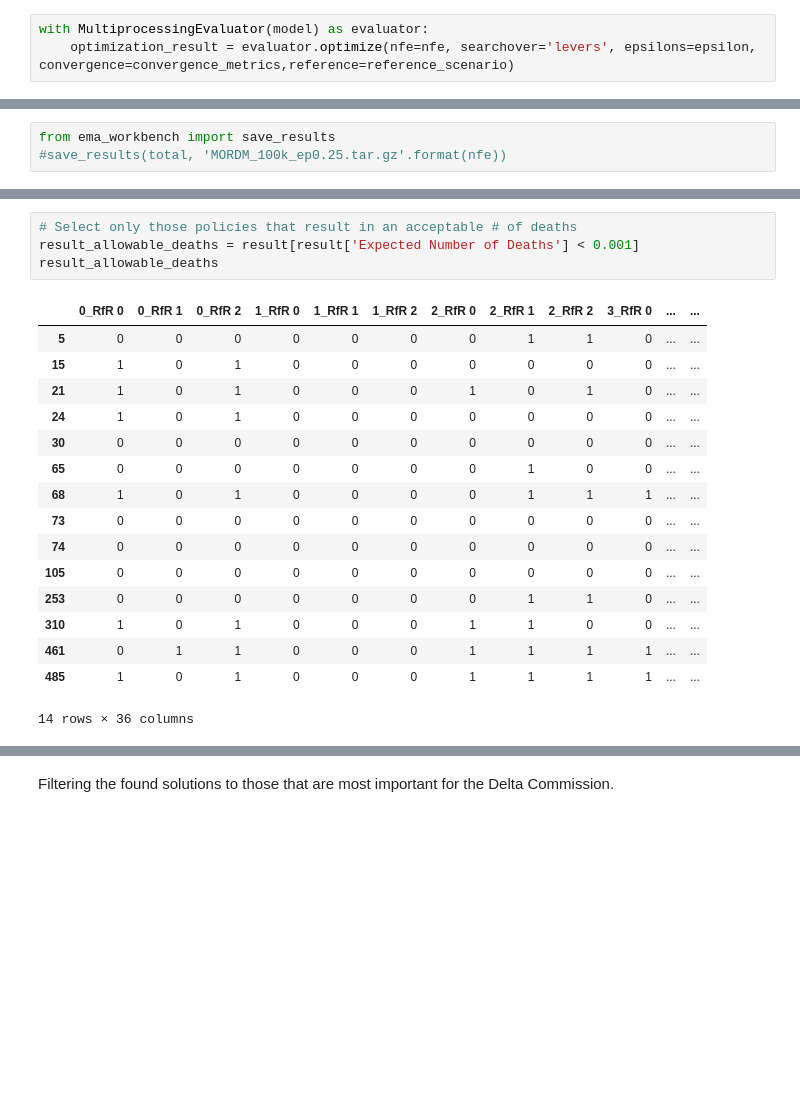
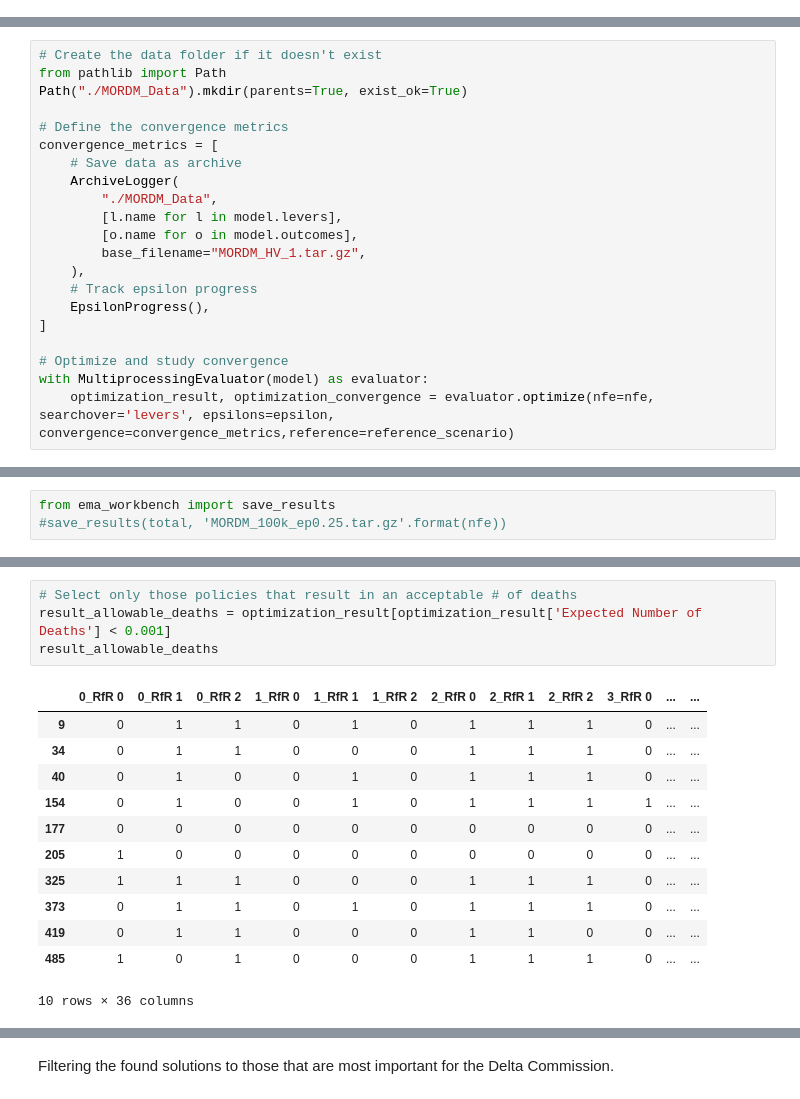
Before and after one commit to Q-Quan/MBDMGroup22, a Jupyter notebook: final assignment/MORDM_Try3b.ipynb, the cells around one changed output, grey strips where cells are left out. Saved outputs shown, nothing was run; the diff lists cells and outputs as text; blank space fills up the shorter version.

```diff
--- a/final assignment/MORDM_Try3b.ipynb
+++ b/final assignment/MORDM_Try3b.ipynb
@@ -43,3 +48,0 @@ epsilon = [0.5,0.5,0.5,0.01,0.01]
-# %%
-with MultiprocessingEvaluator(model) as evaluator:
-    optimization_result = evaluator.optimize(nfe=nfe, searchover='levers', epsilons=epsilon,  convergence=convergence_metrics,reference=reference_scenario)
@@ -49,0 +51,21 @@ with MultiprocessingEvaluator(model) as evaluator:
+# %%
+# Create the data folder if it doesn't exist
+from pathlib import Path
+Path("./MORDM_Data").mkdir(parents=True, exist_ok=True)
+
+# Define the convergence metrics
+convergence_metrics = [
+    # Save data as archive
+    ArchiveLogger(
+        "./MORDM_Data",
+        [l.name for l in model.levers],
+        [o.name for o in model.outcomes],
+        base_filename="MORDM_HV_1.tar.gz",
+    ),
+    # Track epsilon progress
+    EpsilonProgress(),
+]
+
+# Optimize and study convergence
+with MultiprocessingEvaluator(model) as evaluator:
+    optimization_result, optimization_convergence = evaluator.optimize(nfe=nfe, searchover='levers', epsilons=epsilon,  convergence=convergence_metrics,reference=reference_scenario)
@@ -76,24 +90,20 @@ plt.show()
 # %%
 # Select only those policies that result in an acceptable # of deaths
-result_allowable_deaths = result[result['Expected Number of Deaths'] < 0.001]
+result_allowable_deaths = optimization_result[optimization_result['Expected Number of Deaths'] < 0.001]
 result_allowable_deaths
 # %% [output]
 |  | 0_RfR 0 | 0_RfR 1 | 0_RfR 2 | 1_RfR 0 | 1_RfR 1 | 1_RfR 2 | 2_RfR 0 | 2_RfR 1 | 2_RfR 2 | 3_RfR 0 | ... | ... |
-| 5 | 0 | 0 | 0 | 0 | 0 | 0 | 0 | 1 | 1 | 0 | ... | ... |
-| 15 | 1 | 0 | 1 | 0 | 0 | 0 | 0 | 0 | 0 | 0 | ... | ... |
-| 21 | 1 | 0 | 1 | 0 | 0 | 0 | 1 | 0 | 1 | 0 | ... | ... |
-| 24 | 1 | 0 | 1 | 0 | 0 | 0 | 0 | 0 | 0 | 0 | ... | ... |
-| 30 | 0 | 0 | 0 | 0 | 0 | 0 | 0 | 0 | 0 | 0 | ... | ... |
-| 65 | 0 | 0 | 0 | 0 | 0 | 0 | 0 | 1 | 0 | 0 | ... | ... |
-| 68 | 1 | 0 | 1 | 0 | 0 | 0 | 0 | 1 | 1 | 1 | ... | ... |
-| 73 | 0 | 0 | 0 | 0 | 0 | 0 | 0 | 0 | 0 | 0 | ... | ... |
-| 74 | 0 | 0 | 0 | 0 | 0 | 0 | 0 | 0 | 0 | 0 | ... | ... |
-| 105 | 0 | 0 | 0 | 0 | 0 | 0 | 0 | 0 | 0 | 0 | ... | ... |
-| 253 | 0 | 0 | 0 | 0 | 0 | 0 | 0 | 1 | 1 | 0 | ... | ... |
-| 310 | 1 | 0 | 1 | 0 | 0 | 0 | 1 | 1 | 0 | 0 | ... | ... |
-| 461 | 0 | 1 | 1 | 0 | 0 | 0 | 1 | 1 | 1 | 1 | ... | ... |
-| 485 | 1 | 0 | 1 | 0 | 0 | 0 | 1 | 1 | 1 | 1 | ... | ... |
+| 9 | 0 | 1 | 1 | 0 | 1 | 0 | 1 | 1 | 1 | 0 | ... | ... |
+| 34 | 0 | 1 | 1 | 0 | 0 | 0 | 1 | 1 | 1 | 0 | ... | ... |
+| 40 | 0 | 1 | 0 | 0 | 1 | 0 | 1 | 1 | 1 | 0 | ... | ... |
+| 154 | 0 | 1 | 0 | 0 | 1 | 0 | 1 | 1 | 1 | 1 | ... | ... |
+| 177 | 0 | 0 | 0 | 0 | 0 | 0 | 0 | 0 | 0 | 0 | ... | ... |
+| 205 | 1 | 0 | 0 | 0 | 0 | 0 | 0 | 0 | 0 | 0 | ... | ... |
+| 325 | 1 | 1 | 1 | 0 | 0 | 0 | 1 | 1 | 1 | 0 | ... | ... |
+| 373 | 0 | 1 | 1 | 0 | 1 | 0 | 1 | 1 | 1 | 0 | ... | ... |
+| 419 | 0 | 1 | 1 | 0 | 0 | 0 | 1 | 1 | 0 | 0 | ... | ... |
+| 485 | 1 | 0 | 1 | 0 | 0 | 0 | 1 | 1 | 1 | 0 | ... | ... |
-14 rows × 36 columns
+10 rows × 36 columns
 # %%
 # Remove columns for outcomes from the dataframe, resulting in a df of polcies
 policies = result_allowable_deaths.drop([o.name for o in model.outcomes], axis=1)
```
Also changed, not shown: parts of 23 cells of this notebook.
